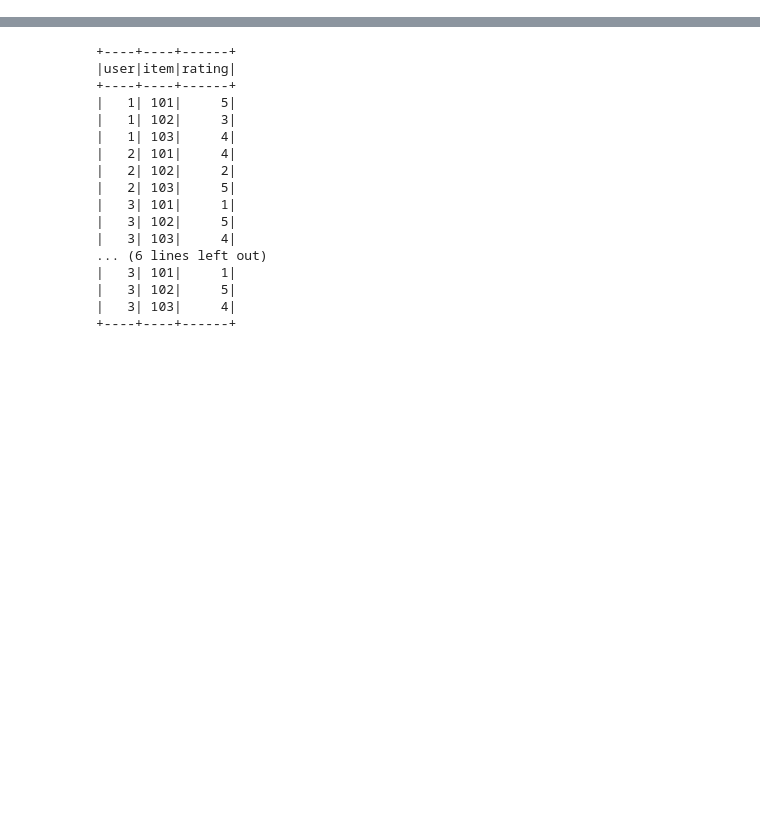
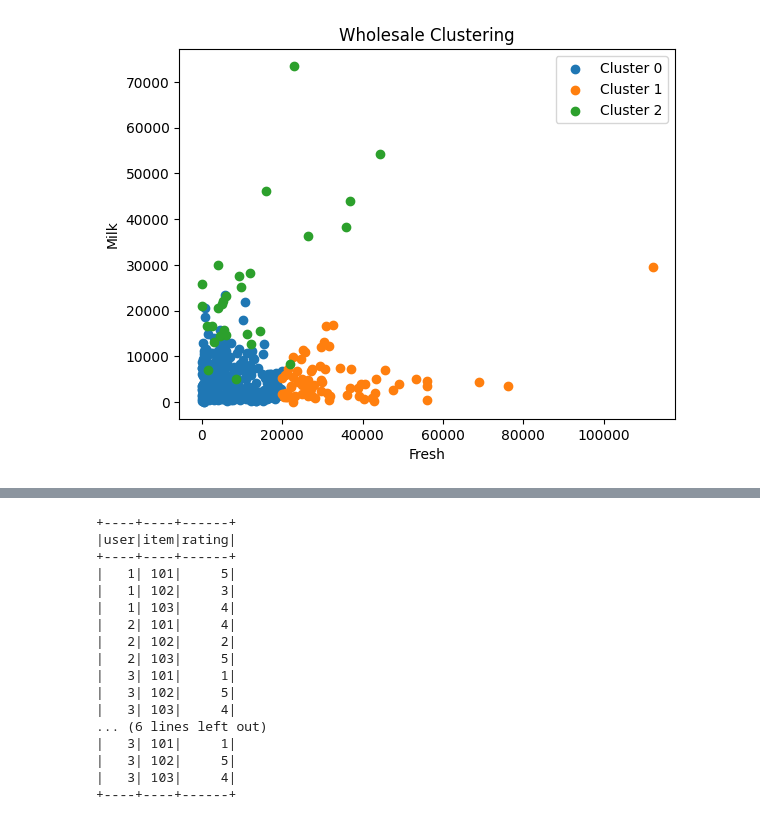
Before and after one commit to deekshitha3627/bda_spark_assign2, a Jupyter notebook: bda_assignment_02_076.ipynb, the cells around one changed output, grey strips where cells are left out. Saved outputs shown, nothing was run; the diff lists cells and outputs as text; code cells hidden in the pictures; blank space fills up the shorter version.

Commit message:
Assignment_2

```diff
--- a/bda_assignment_02_076.ipynb
+++ b/bda_assignment_02_076.ipynb
@@ -44,5 +7,17 @@ spark-3.5.0-bin-hadoop3/bin/find-spark-home
 # %%
 import os
 
+# Set environment variables for Spark and Java
 os.environ["JAVA_HOME"] = "/usr/lib/jvm/java-8-openjdk-amd64"
 os.environ["SPARK_HOME"] = "/content/spark-3.5.0-bin-hadoop3"
+
+!pip install -q findspark
+
+import findspark
+findspark.init()
+
+from pyspark.sql import SparkSession
+
+# Create SparkSession
+spark = SparkSession.builder.appName("BDA_Assignment").getOrCreate()
+print("Spark Installed Successfully!")
@@ -71,7 +25,0 @@ df.head()
-# %%
-from pyspark.sql import SparkSession
-
-spark = SparkSession.builder.appName("Colab Spark").getOrCreate()
-
-spark_df = spark.createDataFrame(df)
-spark_df.show(8)
@@ -194,0 +137,80 @@ Cluster Centers:
+# %%
+import requests
+
+url = "https://archive.ics.uci.edu/ml/machine-learning-databases/00292/Wholesale%20customers%20data.csv"
+local_file_path = "wholesale-customers.csv"
+
+
+response = requests.get(url)
+response.raise_for_status()
+
+with open(local_file_path, "wb") as f:
+    f.write(response.content)
+
+df = spark.read.csv(local_file_path, header=True, inferSchema=True)
+
+df.show(5)
+
+
+from pyspark.ml.feature import VectorAssembler
+
+assembler = VectorAssembler(
+    inputCols=["Fresh","Milk","Grocery","Frozen","Detergents_Paper","Delicassen"],
+    outputCol="features"
+)
+data = assembler.transform(df)
+
+
+from pyspark.ml.clustering import KMeans
+
+kmeans = KMeans(k=3, seed=1)
+model = kmeans.fit(data)
+
+# Print cluster centers after the model is fitted
+print("Cluster Centers:")
+for center in model.clusterCenters():
+    print([round(float(x), 3) for x in center])
+print()
+
+pred = model.transform(data)
+pred.select("Fresh","Milk","prediction").show()
+
+
+from pyspark.ml.evaluation import ClusteringEvaluator
+
+silhouette = ClusteringEvaluator().evaluate(pred)
+print("Silhouette Score:", silhouette)
+
+
+import matplotlib.pyplot as plt
+import pandas as pd
+
+pdf = pred.select("Fresh","Milk","prediction").toPandas()
+
+plt.figure()
+for c in sorted(pdf['prediction'].unique()):
+    subset = pdf[pdf['prediction']==c]
+    plt.scatter(subset["Fresh"], subset["Milk"], label=f"Cluster {c}")
+
+plt.xlabel("Fresh")
+plt.ylabel("Milk")
+plt.title("Wholesale Clustering")
+plt.legend()
+plt.show()
+
+
+cost = []
+k_values = range(2, 7)
+
+for k in k_values:
+    km = KMeans(k=k, seed=1)
+    m = km.fit(data)
+    cost.append(m.summary.trainingCost)
+
+plt.figure()
+plt.plot(k_values, cost)
+plt.xlabel("Number of Clusters (k)")
+plt.ylabel("Cost")
+plt.title("Elbow Method")
+plt.show()
+# %% [output]
@@ -194,0 +234 @@ Cluster Centers:
+[figure, added]
```
Also changed, not shown: parts of 24 cells of this notebook.
